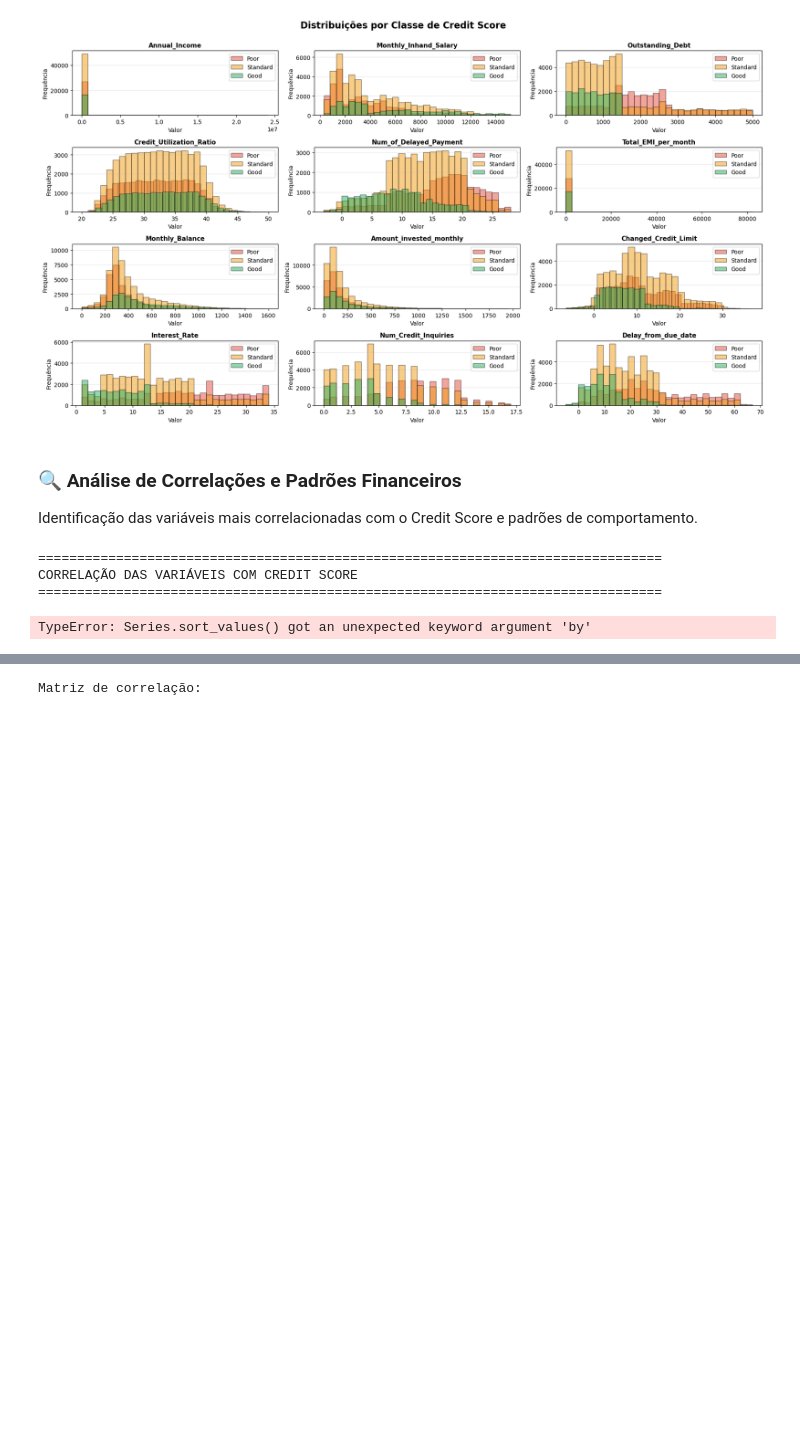
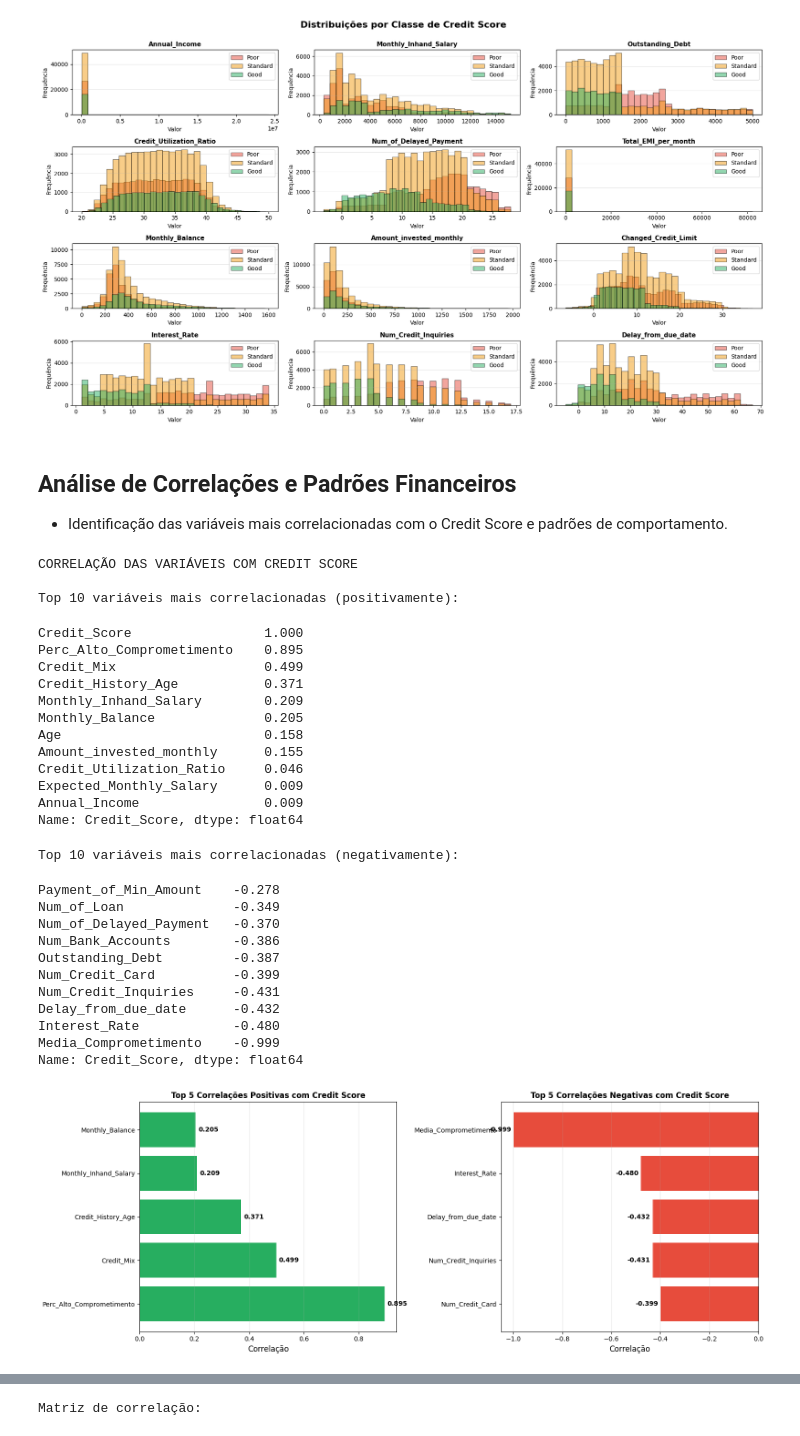
Before and after one commit to eroiborges/projetointegrado, a Jupyter notebook: Trabalho Final ML.ipynb, the cells around one changed output, grey strips where cells are left out. Saved outputs shown, nothing was run; the diff lists cells and outputs as text; code cells hidden in the pictures; blank space fills up the shorter version.

Commit message:
Analise Overfitting e Ajustes de Markdown

```diff
--- a/Trabalho Final ML.ipynb
+++ b/Trabalho Final ML.ipynb
@@ -1026,16 +1003,15 @@ plt.show()
 # %% [output]
 [figure]
 # %% [markdown]
-### 🔍 Análise de Correlações e Padrões Financeiros
+## Análise de Correlações e Padrões Financeiros
 
-Identificação das variáveis mais correlacionadas com o Credit Score e padrões de comportamento.
+  * Identificação das variáveis mais correlacionadas com o Credit Score e padrões de comportamento.
 # %%
 # Correlação das variáveis com Credit Score
-print("=" * 80)
 print("CORRELAÇÃO DAS VARIÁVEIS COM CREDIT SCORE")
-print("=" * 80)
 
-correlations = df_analise_financeira[var_num + ['Credit_Score']].corr()['Credit_Score'].sort_values(by='Credit_Score', ascending=False)
+#correlations = df_analise_financeira[var_num + ['Credit_Score']].corr()['Credit_Score'].sort_values(by='Credit_Score', ascending=False)
+correlations = df_analise_financeira[var_num + ['Credit_Score']].corr()['Credit_Score'].sort_values(ascending=False)
 print("\nTop 10 variáveis mais correlacionadas (positivamente):")
 display(correlations.head(11).round(3))  # 11 para incluir o próprio Credit_Score
 
@@ -1048,35 +1024,59 @@ fig, axes = plt.subplots(1, 2, figsize=(16, 6))
 # Correlações positivas
 top_positive = correlations.head(6)[1:]  # Excluindo o próprio Credit_Score
 axes[0].barh(range(len(top_positive)), top_positive.values, color='#27ae60')
 axes[0].set_yticks(range(len(top_positive)))
 axes[0].set_yticklabels(top_positive.index)
 axes[0].set_xlabel('Correlação', fontsize=12)
 axes[0].set_title('Top 5 Correlações Positivas com Credit Score', fontsize=12, fontweight='bold')
 axes[0].grid(axis='x', alpha=0.3)
 
 # Adicionar valores nas barras
 for i, v in enumerate(top_positive.values):
     axes[0].text(v + 0.01, i, f'{v:.3f}', va='center', fontweight='bold')
 
 # Correlações negativas
 top_negative = correlations.tail(5)
 axes[1].barh(range(len(top_negative)), top_negative.values, color='#e74c3c')
 axes[1].set_yticks(range(len(top_negative)))
 axes[1].set_yticklabels(top_negative.index)
 axes[1].set_xlabel('Correlação', fontsize=12)
 axes[1].set_title('Top 5 Correlações Negativas com Credit Score', fontsize=12, fontweight='bold')
 axes[1].grid(axis='x', alpha=0.3)
 
 # Adicionar valores nas barras
 for i, v in enumerate(top_negative.values):
     axes[1].text(v - 0.01, i, f'{v:.3f}', va='center', ha='right', fontweight='bold')
 
 plt.tight_layout()
 plt.show()
 # %% [output]
-================================================================================
 CORRELAÇÃO DAS VARIÁVEIS COM CREDIT SCORE
-================================================================================
+
+Top 10 variáveis mais correlacionadas (positivamente):
-TypeError: Series.sort_values() got an unexpected keyword argument 'by'
+Credit_Score                 1.000
+Perc_Alto_Comprometimento    0.895
+Credit_Mix                   0.499
+Credit_History_Age           0.371
+Monthly_Inhand_Salary        0.209
+Monthly_Balance              0.205
+Age                          0.158
+Amount_invested_monthly      0.155
+Credit_Utilization_Ratio     0.046
+Expected_Monthly_Salary      0.009
+Annual_Income                0.009
+Name: Credit_Score, dtype: float64
+Top 10 variáveis mais correlacionadas (negativamente):
+Payment_of_Min_Amount    -0.278
+Num_of_Loan              -0.349
+Num_of_Delayed_Payment   -0.370
+Num_Bank_Accounts        -0.386
+Outstanding_Debt         -0.387
+Num_Credit_Card          -0.399
+Num_Credit_Inquiries     -0.431
+Delay_from_due_date      -0.432
+Interest_Rate            -0.480
+Media_Comprometimento    -0.999
+Name: Credit_Score, dtype: float64
+[figure, added]
 # %%
 # Análise de comportamento de pagamento
```
Also changed, not shown: parts of 34 cells of this notebook, 1 other file.
